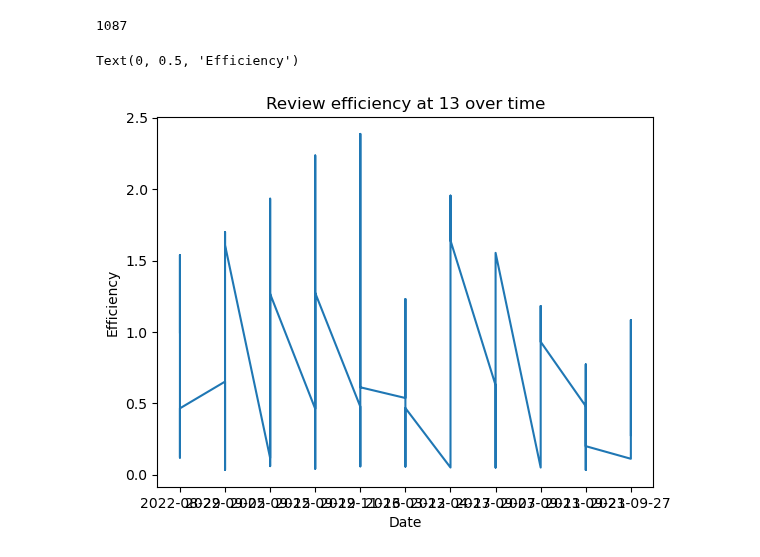
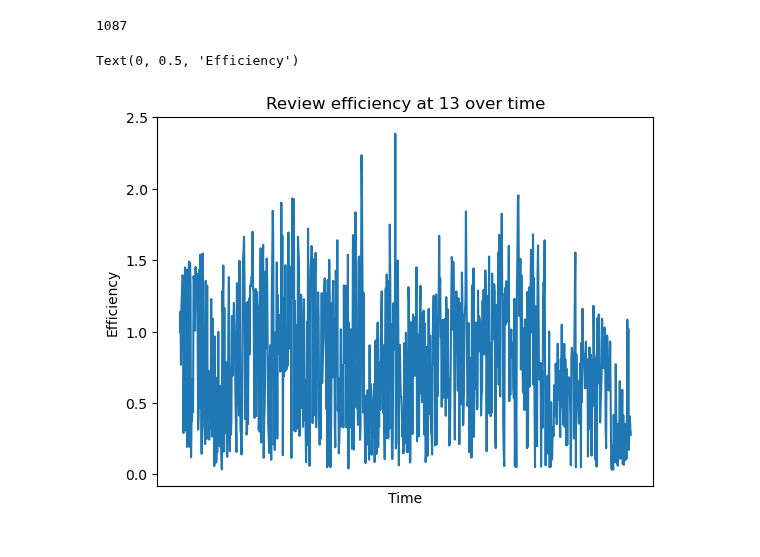
Before and after one commit to LilleAila/projects, a Jupyter notebook: it2/21-datasett-prosjekt-final/anki/native.ipynb, the cells around one changed output. Saved outputs shown, nothing was run; the diff lists cells and outputs as text; code cells hidden in the pictures.

```diff
--- a/it2/21-datasett-prosjekt-final/anki/native.ipynb
+++ b/it2/21-datasett-prosjekt-final/anki/native.ipynb
@@ -63,9 +63,9 @@ ax.set_title("Card type distribution")
 Text(0.5, 1.0, 'Card type distribution')
 [figure]
 # %%
-eases = {}
+eases = defaultdict(int)
 for r in reviews:
-    eases[r["ease"]] = eases.get(r["ease"], 0) + 1
+    eases[r["ease"]] += 1
 eases = sorted(eases.items(), key=lambda e: e[0])
 
 fig, ax = plt.subplots()
@@ -79,9 +79,9 @@ ax.set_title("Review ease distribution")
 Text(0.5, 1.0, 'Review ease distribution')
 [figure]
 # %%
-eases = {}
+eases = defaultdict(int)
 for r in cards:
-    eases[r["ease"]] = eases.get(r["ease"], 0) + 1
+    eases[r["ease"]] += 1
 eases = sorted(eases.items(), key=lambda e: e[0])
 
 fig, ax = plt.subplots()
@@ -192,13 +193,17 @@ len(reviews_at_13)
 # %% [output]
 1087
 # %%
-before_outlier = [(e[0].strftime("%Y-%m-%d"), e[1]) for e in reviews_at_13 if e[0] < timezone.localize(datetime(2023, 11, 1))]
+before_outlier = [e for e in reviews_at_13 if e[0] < timezone.localize(datetime(2023, 11, 1))]
+
+dates, effs = zip(*before_outlier)
+xs = range(len(dates))
 
 fig, ax = plt.subplots()
-ax.plot(*zip(*before_outlier))
+ax.plot(xs, effs)
 ax.set_title("Review efficiency at 13 over time")
-ax.set_xlabel("Date")
+ax.set_xticks([])
+ax.set_xlabel("Time")
 ax.set_ylabel("Efficiency")
 # %% [output]
 Text(0, 0.5, 'Efficiency')
-[figure, old version]
+[figure, new version]
```
Also changed, not shown: parts of 3 cells of this notebook, 8 other files.
